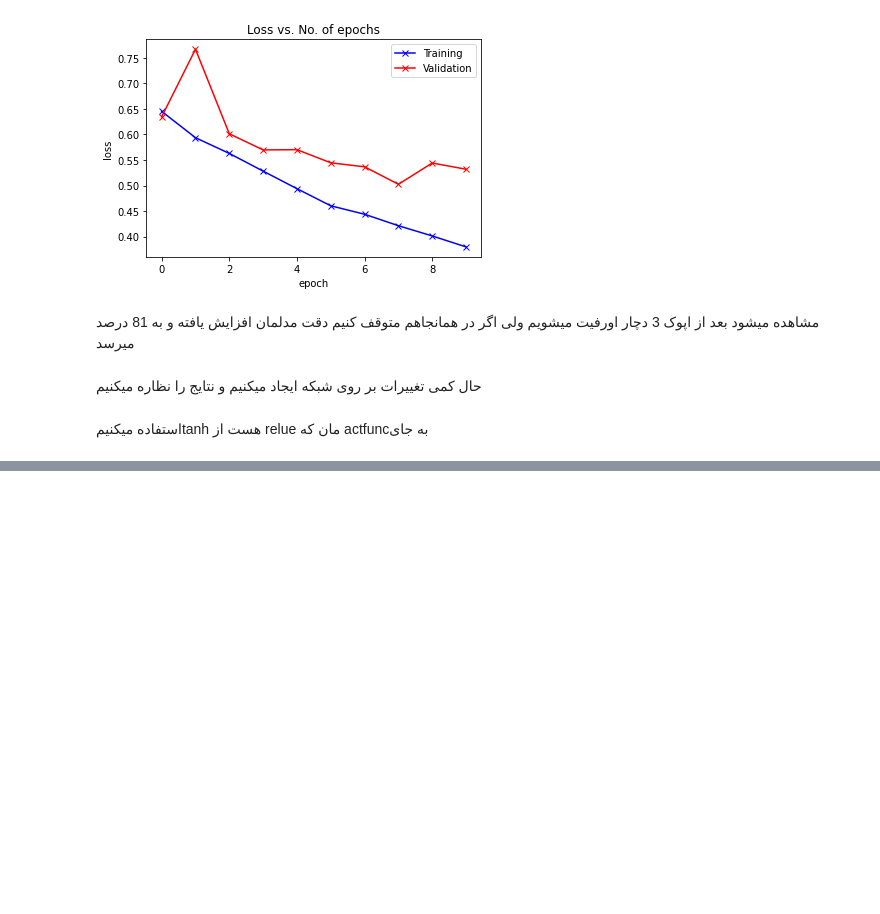
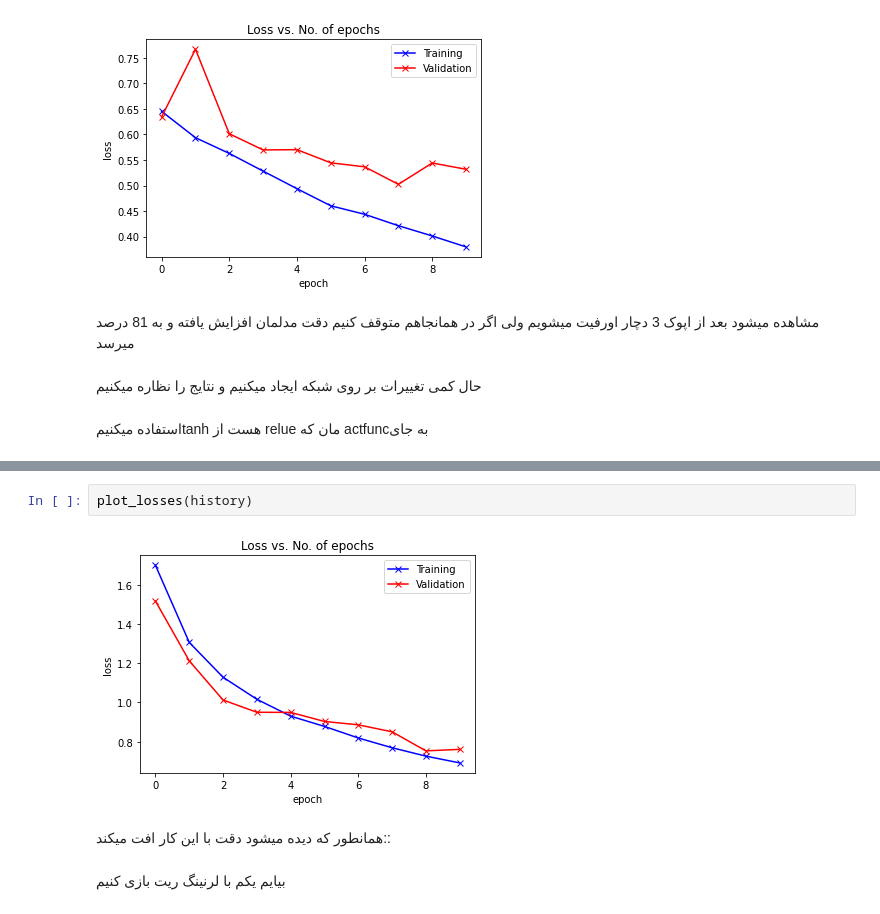
Before and after one commit to sanaaria/Ann, a Jupyter notebook: Ann_HW02.ipynb, the cells around one changed output, grey strips where cells are left out. Saved outputs shown, nothing was run; the diff lists cells and outputs as text; blank space fills up the shorter version.

```diff
--- a/Ann_HW02.ipynb
+++ b/Ann_HW02.ipynb
@@ -873,0 +926,8 @@ class CnnBatch(ImageClassificationBase):
+# %%
+plot_losses(history)
+# %% [output]
+[figure, added]
+# %% [markdown]
+همانطور که دیده میشود دقت با این کار افت میکند::
+# %% [markdown]
+بیایم یکم با لرنینگ ریت بازی کنیم
```
Also changed, not shown: parts of 18 cells of this notebook.
